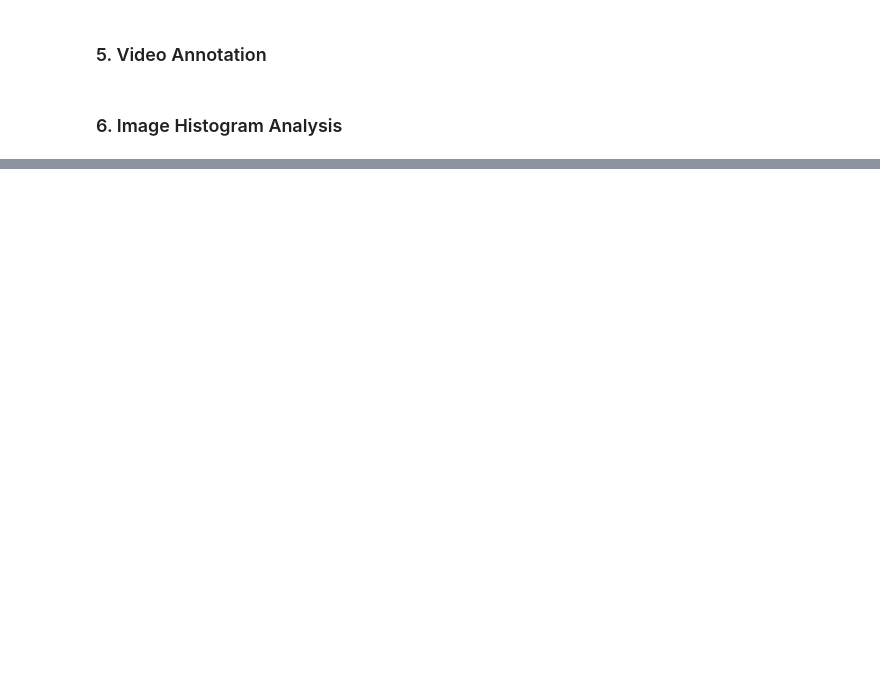
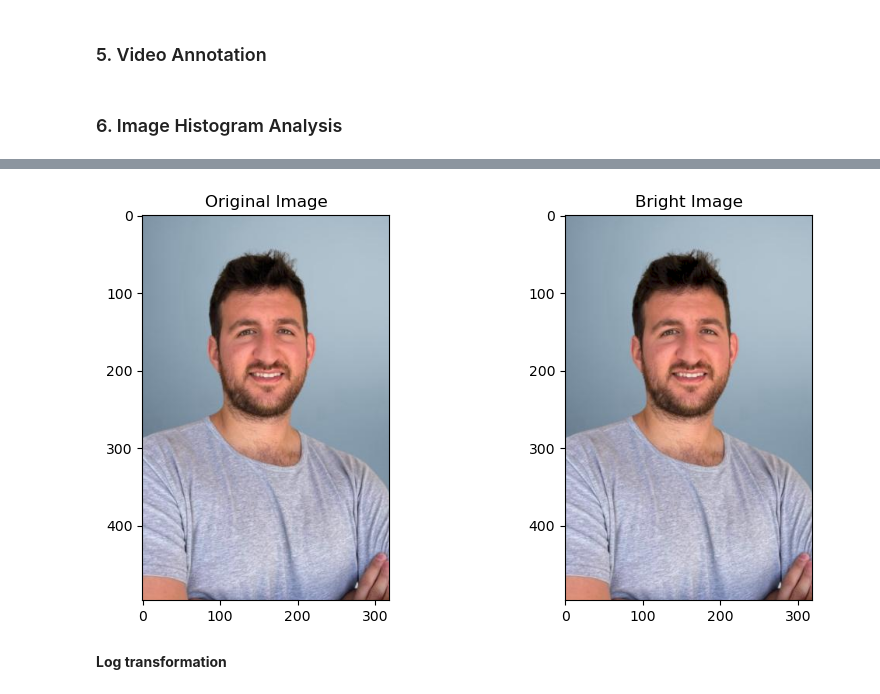
Before and after one commit to LevinTamir/intro-to-image-processing-course, a Jupyter notebook: hw/hw1/Tamir_Levin_code_hw1.ipynb, the cells around one changed output, grey strips where cells are left out. Drawn from its saved outputs; the diff is of its cells as text; code cells hidden in the pictures; blank space fills up the shorter version.

```diff
--- a/hw/hw1/Tamir_Levin_code_hw1.ipynb
+++ b/hw/hw1/Tamir_Levin_code_hw1.ipynb
@@ -420,0 +588,40 @@ annotate_video()
+# %%
+def bright_image(image, base_name):
+    # Split the image into color channels
+    b, g, r = cv2.split(image)
+
+    # Set a threshold for brightening(adjust as needed)
+    threshold_value = 10
+
+    # Apply THRESH_TOZERO to each channel separately
+    r_bright = cv2.threshold(r, threshold_value, 255, cv2.THRESH_TOZERO)[1]
+    g_bright = cv2.threshold(g, threshold_value, 255, cv2.THRESH_TOZERO)[1]
+    b_bright = cv2.threshold(b, threshold_value, 255, cv2.THRESH_TOZERO)[1]
+
+    # Merge the brighten channels back into an image
+    bright_image = cv2.merge([b_bright, g_bright, r_bright])
+
+    # Display the original and brighten images
+    plt.figure(figsize=(10, 5))
+
+    plt.subplot(1, 2, 1)
+    plt.imshow(image)
+    plt.title('Original Image')
+
+    plt.subplot(1, 2, 2)
+    plt.imshow(bright_image)
+    plt.title('Bright Image')
+
+    plt.show()
+
+    # Save the new image
+    output_path = os.path.join(f"{base_name}_bright.jpeg")
+    imsave(output_path, bright_image)
+
+    return bright_image
+# %%
+bright_selfie = bright_image(selfie, "selfie")
+# %% [output]
+[figure, added]
+# %% [markdown]
+**Log transformation**
```
Also changed, not shown: parts of 20 cells of this notebook, 12 other files.
